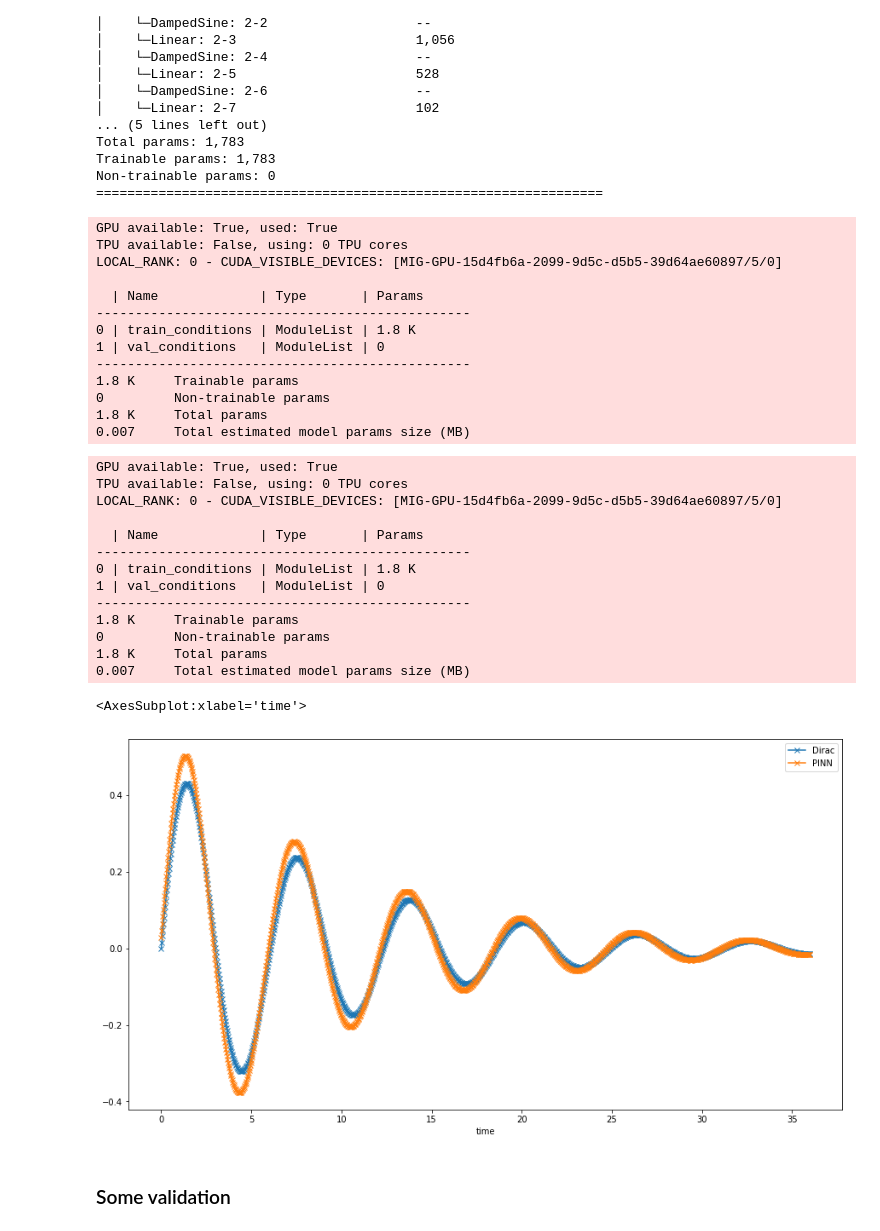
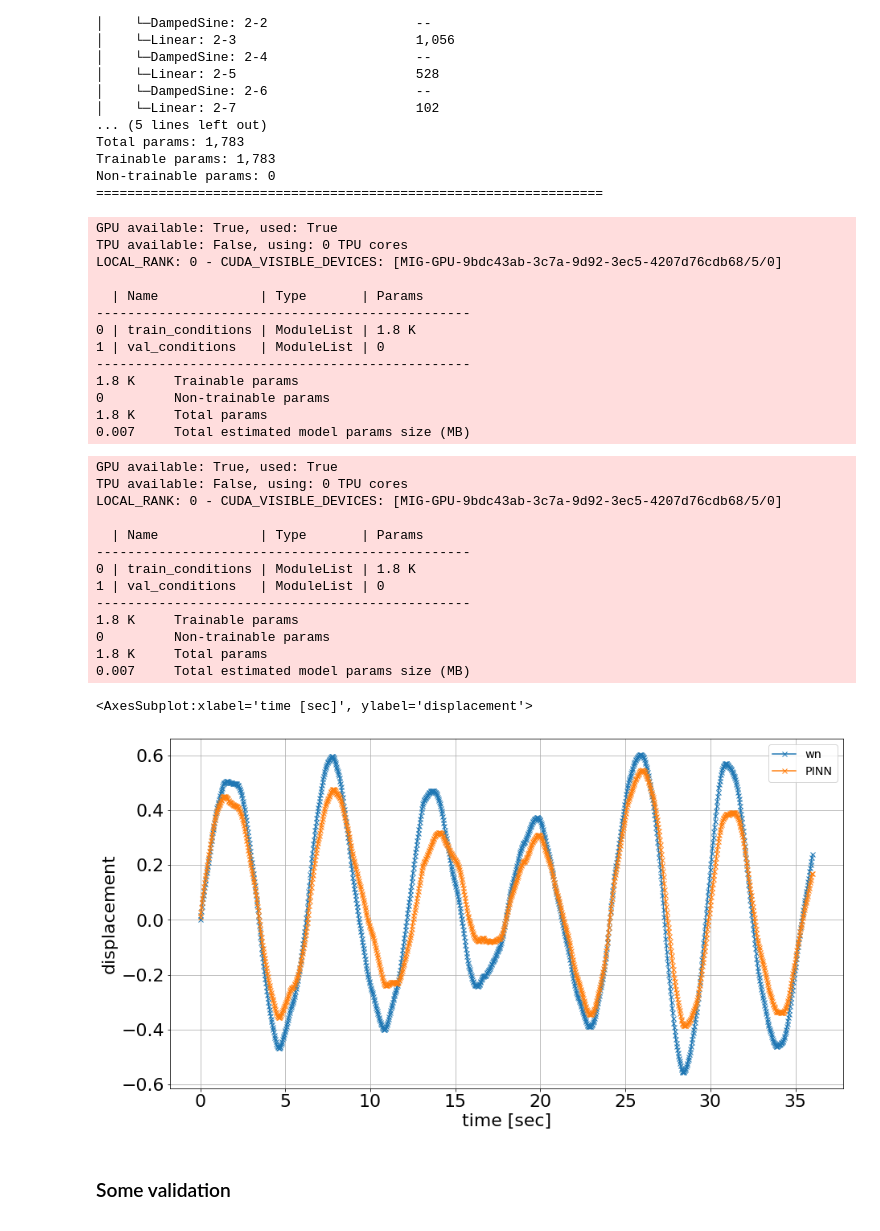
Before and after one commit to boschresearch/torchphysics, a Jupyter notebook: examples/oscillation/duffing_nonlinear.ipynb, the cells around one changed output. Cells and saved outputs as stored; diff of their text form; code cells hidden in the pictures.

```diff
--- a/examples/oscillation/duffing_nonlinear.ipynb
+++ b/examples/oscillation/duffing_nonlinear.ipynb
@@ -112,7 +112,7 @@ Points:
         [ 3.5965e+01],
         [ 3.5982e+01]])}
 # %%
-_eval = "Dirac"#"wn"
+_eval = "wn" #"Dirac"#
 f, ax = plt.subplots(figsize=(15,8))
 F[_eval].plot(title="Right hand site f(t)", ax=ax)
 F_inter_func = func_f[_eval]
@@ -250,7 +250,7 @@ for opti, steps in zip([torch.optim.AdamW, torch.optim.LBFGS], [5000, 240]):
 # %% [output]
 GPU available: True, used: True
 TPU available: False, using: 0 TPU cores
-LOCAL_RANK: 0 - CUDA_VISIBLE_DEVICES: [MIG-GPU-15d4fb6a-2099-9d5c-d5b5-39d64ae60897/5/0]
+LOCAL_RANK: 0 - CUDA_VISIBLE_DEVICES: [MIG-GPU-9bdc43ab-3c7a-9d92-3ec5-4207d76cdb68/5/0]
 
   | Name             | Type       | Params
 ------------------------------------------------
@@ -263,7 +263,7 @@ LOCAL_RANK: 0 - CUDA_VISIBLE_DEVICES: [MIG-GPU-15d4fb6a-2099-9d5c-d5b5-39d64ae60
 0.007     Total estimated model params size (MB)
 GPU available: True, used: True
 TPU available: False, using: 0 TPU cores
-LOCAL_RANK: 0 - CUDA_VISIBLE_DEVICES: [MIG-GPU-15d4fb6a-2099-9d5c-d5b5-39d64ae60897/5/0]
+LOCAL_RANK: 0 - CUDA_VISIBLE_DEVICES: [MIG-GPU-9bdc43ab-3c7a-9d92-3ec5-4207d76cdb68/5/0]
 
   | Name             | Type       | Params
 ------------------------------------------------
@@ -277,20 +277,24 @@ LOCAL_RANK: 0 - CUDA_VISIBLE_DEVICES: [MIG-GPU-15d4fb6a-2099-9d5c-d5b5-39d64ae60
 # %%
 #%% Prediction
 time_tensor = torch.tensor(time)
-
+params = {'axes.labelsize': 22,
+          'axes.titlesize': 16,
+         'legend.fontsize': 'x-large'}
+plt.rcParams.update(params)
 grid_sampler = tp.samplers.GridSampler(A_t, n_points=len(rk_solu)) #+ tp.samplers.GridSampler(A_t.boundary, n_points=1)
 grid_points = grid_sampler.sample_points()
                         # )
 model_out = model(grid_points)
 pinn_solu = pd.Series(np.interp(rk_solu.index, grid_points.as_tensor.detach().numpy().ravel(),
                                 model_out.as_tensor.detach().numpy().ravel()),
                       index=rk_solu.index, name="PINN"
                      )
 solu_comb = pd.concat((rk_solu[_eval], pinn_solu), axis=1)
-solu_comb.plot(marker="x", figsize=(15,8))
+solu_comb.plot(marker="x", figsize=(15,8), fontsize=22, ylabel="displacement",
+              xlabel="time [sec]", grid=True)
 # %% [output]
-<AxesSubplot:xlabel='time'>
+<AxesSubplot:xlabel='time [sec]', ylabel='displacement'>
-[figure, old version]
+[figure, new version]
 # %% [markdown]
 ### Some validation
 # %%
```
Also changed, not shown: parts of 4 cells of this notebook.
